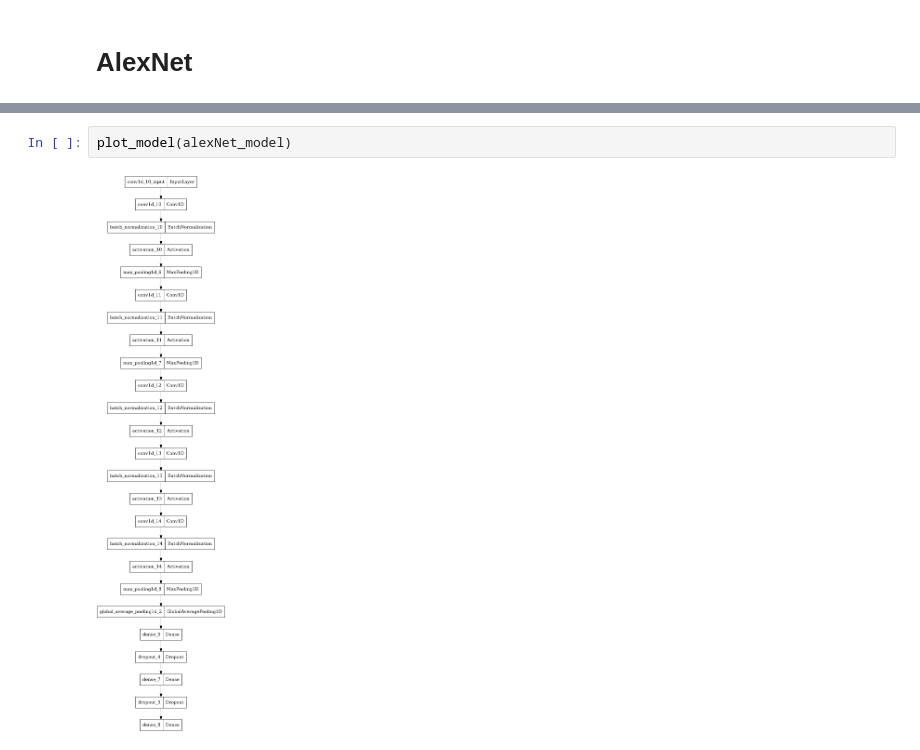
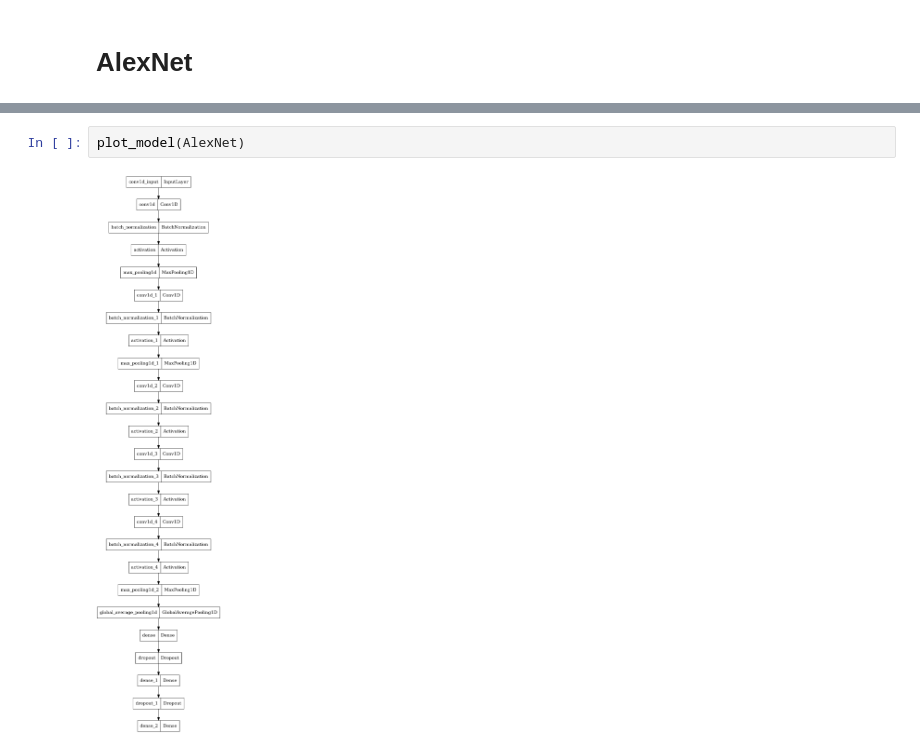
Before and after one commit to Petar1304/EKG_classifier, a Jupyter notebook: nn-models-for-ecg-classification.ipynb, the cells around one changed output, grey strips where cells are left out. Cells and saved outputs as stored; diff of their text form.

```diff
--- a/nn-models-for-ecg-classification.ipynb
+++ b/nn-models-for-ecg-classification.ipynb
@@ -223,6 +248,6 @@ alexNet_model.summary()
 # %%
-plot_model(alexNet_model)
+plot_model(AlexNet)
 # %% [output]
-[figure, old version]
+[figure, new version]
 # %%
 batchsize = 10
```
Also changed, not shown: parts of 5 cells of this notebook, 1 other file.
